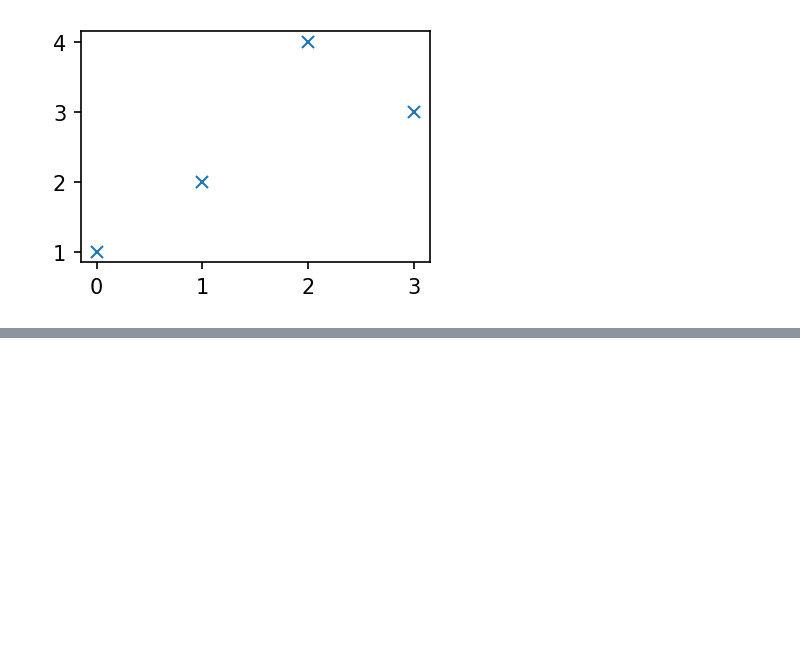
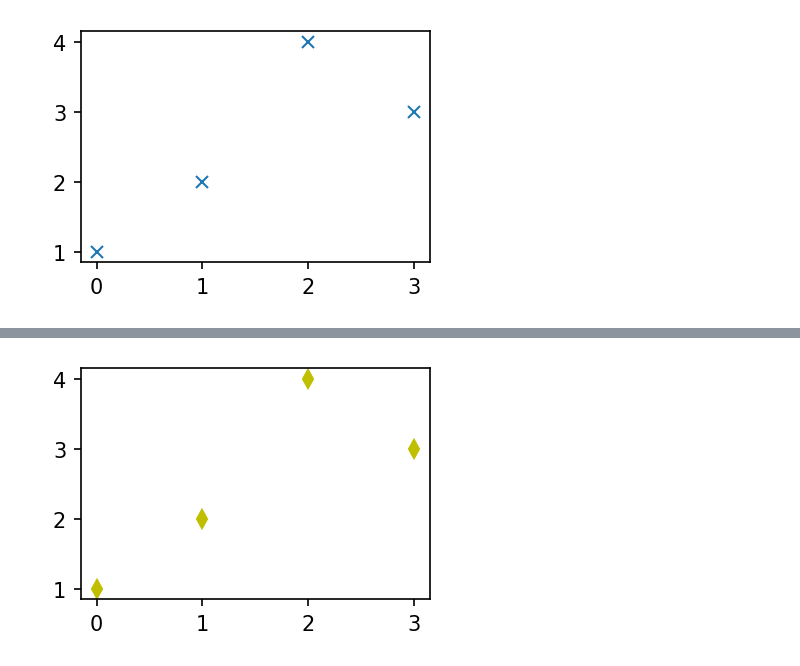
Before and after one commit to va4756/big_RaeJung, a Jupyter notebook: choi_guis_01.ipynb, the cells around one changed output, grey strips where cells are left out. Cells and saved outputs as stored; diff of their text form; code cells hidden in the pictures; blank space fills up the shorter version.

```diff
--- a/choi_guis_01.ipynb
+++ b/choi_guis_01.ipynb
@@ -241,0 +250,4 @@ plt.plot([1,2,4,3], 'x');
+# %%
+plt.plot([1,2,4,3], 'dy');
+# %% [output]
+[figure, added]
```
Also changed, not shown: parts of 54 cells of this notebook.
